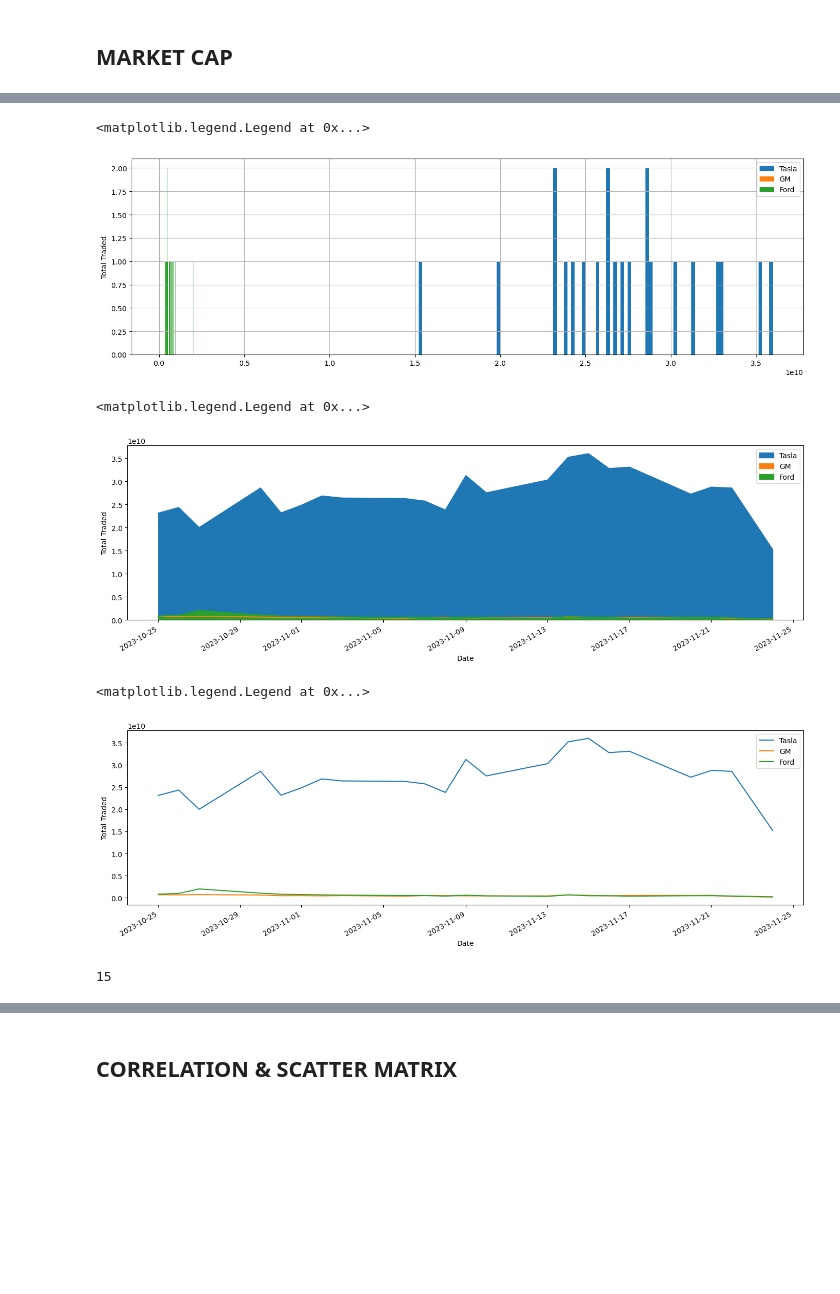
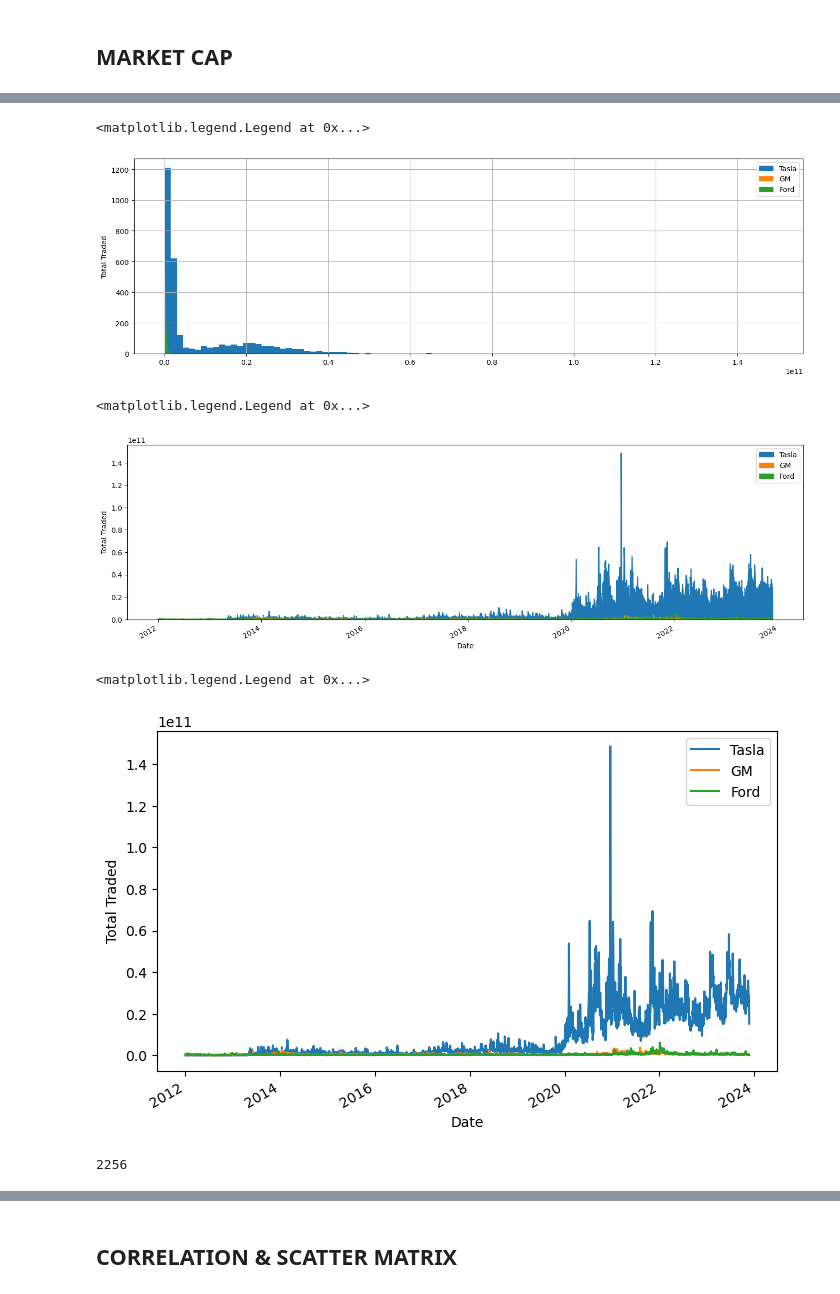
Before and after one commit to anjali8922/digipodium, a Jupyter notebook: stock_analysis.ipynb, the cells around one changed output, grey strips where cells are left out. Drawn from its saved outputs; the diff is of its cells as text; code cells hidden in the pictures; blank space fills up the shorter version.

```diff
--- a/stock_analysis.ipynb
+++ b/stock_analysis.ipynb
@@ -49,3 +73,9 @@ df2=gm.history()
+# %%
+df=tesle.history(start="2012-01-01",end="2023-11-25")
+# %%
+df1=ford.history(start="2012-01-01",end="2023-11-25")
+# %%
+df2=gm.history(start="2012-01-01",end="2023-11-25")
 # %%
 df["Open"].plot(label="Tesla",figsize=(17,6))
 df2["Open"].plot(label="GM")
@@ -176,7 +195,7 @@ plt.ylabel("Total Traded")
 plt.legend()
 # %% [output]
 <matplotlib.legend.Legend at 0x...>
-[figure, old version]
+[figure, new version]
 # %%
 df['Total Traded'].plot(label="Tasla" , figsize=(17,5),kind="area")
 df2['Total Traded'].plot(label="GM",kind="area")
@@ -185,18 +204,18 @@ plt.ylabel("Total Traded")
 plt.legend()
 # %% [output]
 <matplotlib.legend.Legend at 0x...>
-[figure, old version]
+[figure, new version]
 # %%
-df['Total Traded'].plot(label="Tasla" , figsize=(17,5))
+df['Total Traded'].plot(label="Tasla" , figsize=(8,5))
 df2['Total Traded'].plot(label="GM")
 df1['Total Traded'].plot(label="Ford")
 plt.ylabel("Total Traded")
 plt.legend()
 # %% [output]
 <matplotlib.legend.Legend at 0x...>
-[figure, old version]
+[figure, new version]
 # %%
 df['Total Traded'].argmax()
 # %% [output]
-15
+2256
 # %%
```
Also changed, not shown: parts of 35 cells of this notebook.
